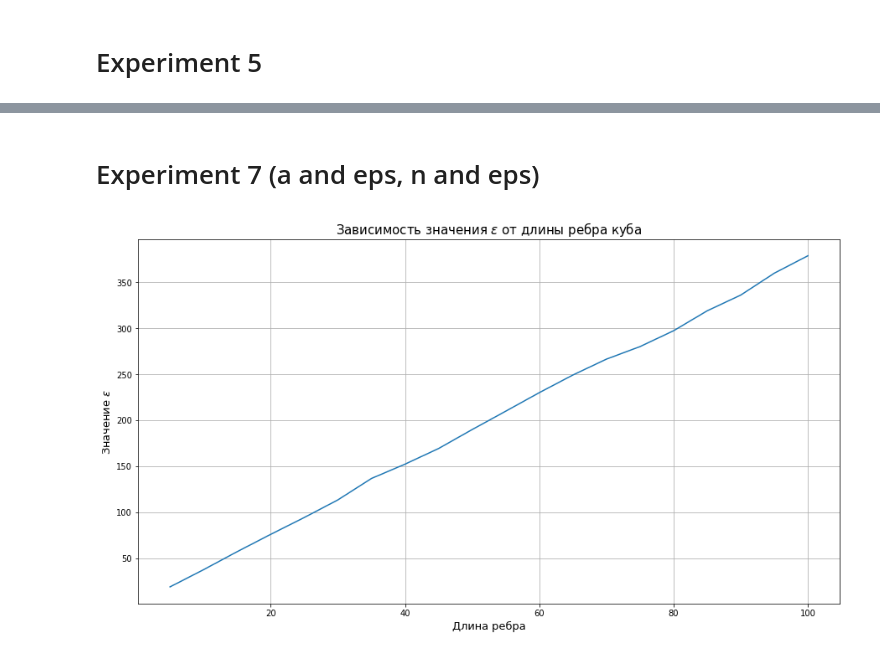
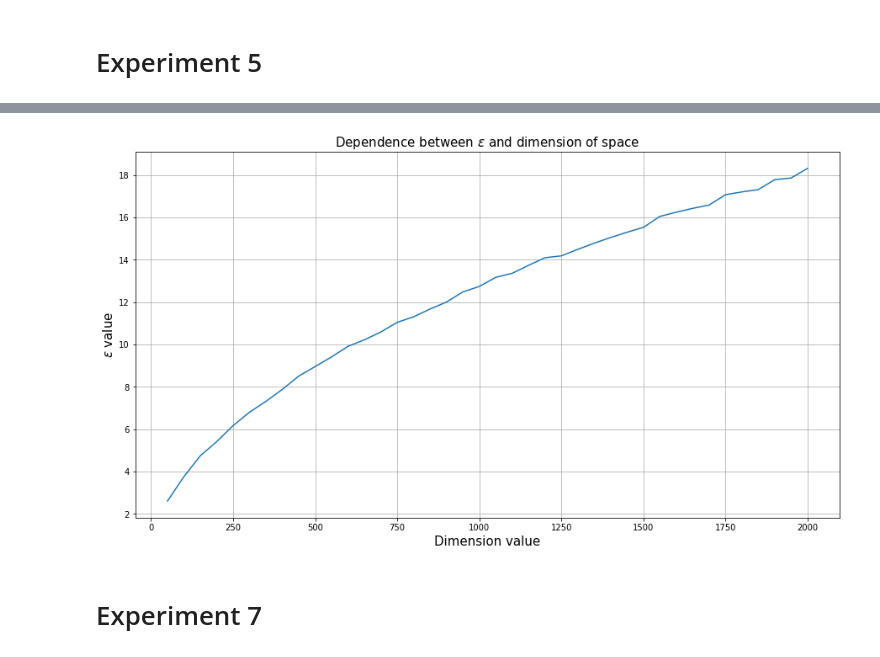
Before and after one commit to apugachev/Coursework-2018, a Jupyter notebook: coursework.ipynb, the cells around one changed output, grey strips where cells are left out. Drawn from its saved outputs; the diff is of its cells as text; code cells hidden in the pictures.

```diff
--- a/coursework.ipynb
+++ b/coursework.ipynb
@@ -327,22 +300,25 @@ Betti Variance = 20308.044891385958
+# %%
+reload(cw)
+n_values = np.arange(50, 2050, 50)
+diag_values = np.sqrt(n_values)
+
+eps_values = np.array([])
+
+for n in tqdm(n_values):
+    eps_values = np.append(eps_values, cw.Exp1(n, 100, 1, 0.1*n/100, 20*n/100, 1000, False, False))
+
+fig = plt.figure(figsize=(15,8))
+plt.plot(n_values, eps_values)
+plt.title('Dependence between $\epsilon$ and dimension of space', size=15)
+plt.xlabel('Dimension value', size=15)
+plt.ylabel('$\epsilon$ value', size=15)
+plt.legend()
+plt.grid()
+plt.show()
+pp = PdfPages('CWExp63.pdf')
+pp.savefig(fig)
+pp.close()
+# %% [output]
+[figure, added]
 # %% [markdown]
-# Experiment 7 (a and eps, n and eps)
+# Experiment 7
-# %%
-a_values = np.arange(5,105,5)
-diag_values = a_values*np.sqrt(100)
-
-eps_values = np.array([])
-
-for a in tqdm(a_values):
-    test = Compute(100, 100, a, 1*a, 10*a, 1000, False, False)
-    eps_values = np.append(eps_values, test)
-
-fig = plt.figure(figsize=(15,8))
-plt.plot(a_values, eps_values)
-plt.title('Зависимость значения $\epsilon$ от длины ребра куба', size=15)
-plt.xlabel('Длина ребра', size=13)
-plt.ylabel('Значение $\epsilon$', size=13)
-plt.legend()
-plt.grid()
-plt.show()
-# %% [output]
-[figure, removed]
```
Also changed, not shown: parts of 18 cells of this notebook, 1 other file.
